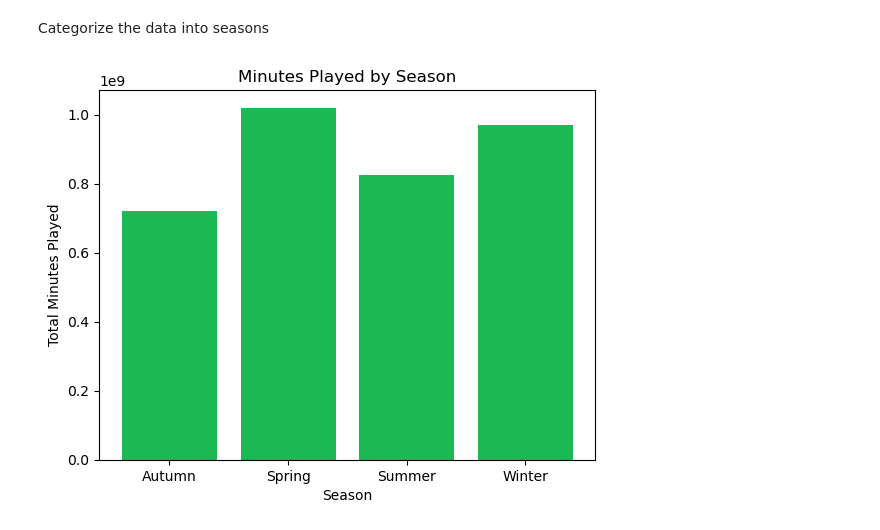
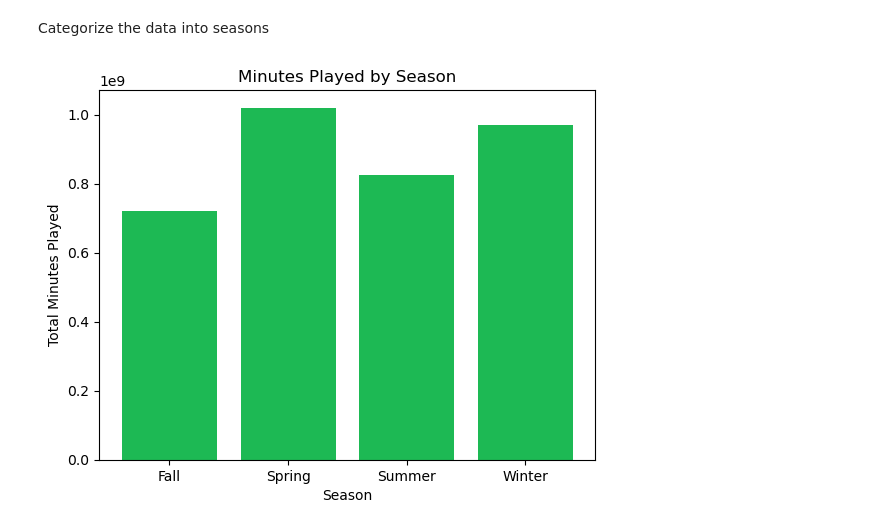
Before and after one commit to kechiemerole/Spotify-Data-Mining-Project, a Jupyter notebook: Spotify_EDA_Notebook.ipynb, the cells around one changed output. Saved outputs shown, nothing was run; the diff lists cells and outputs as text; code cells hidden in the pictures.

Commit message:
changed autum to fall

```diff
--- a/Spotify_EDA_Notebook.ipynb
+++ b/Spotify_EDA_Notebook.ipynb
@@ -145,26 +145,26 @@ Categorize the data into seasons
 # %%
 # Read the Spotify dataset into a DataFrame
 data = pd.read_csv("myDataCombined.csv")
 
 # Convert the date column to datetime datatype
 data['endTime'] = pd.to_datetime(data['endTime'])
 
 # Classify dates into seasons
 data['season'] = data['endTime'].dt.month.map({1: 'Winter', 2: 'Winter', 3: 'Spring', 4: 'Spring', 5: 'Spring',
-                                            6: 'Summer', 7: 'Summer', 8: 'Summer', 9: 'Autumn', 10: 'Autumn',
-                                            11: 'Autumn', 12: 'Winter'})
+                                            6: 'Summer', 7: 'Summer', 8: 'Summer', 9: 'Fall', 10: 'Fall',
+                                            11: 'Fall', 12: 'Winter'})
 
 # Calculate minutes played by converting duration from milliseconds to minutes
 # data['minutes_played'] = data['duration'] / 60000
 
 # Group the data by season and sum the minutes played
 seasonal_minutes = data.groupby('season')['msPlayed'].sum()
 
 # Plot the histogram of minutes played by season
 plt.bar(seasonal_minutes.index, seasonal_minutes.values, color=spotify_green)
 plt.xlabel('Season')
 plt.ylabel('Total Minutes Played')
 plt.title('Minutes Played by Season')
 plt.show()
 # %% [output]
-[figure, old version]
+[figure, new version]
```
Also changed, not shown: 1 other file.
